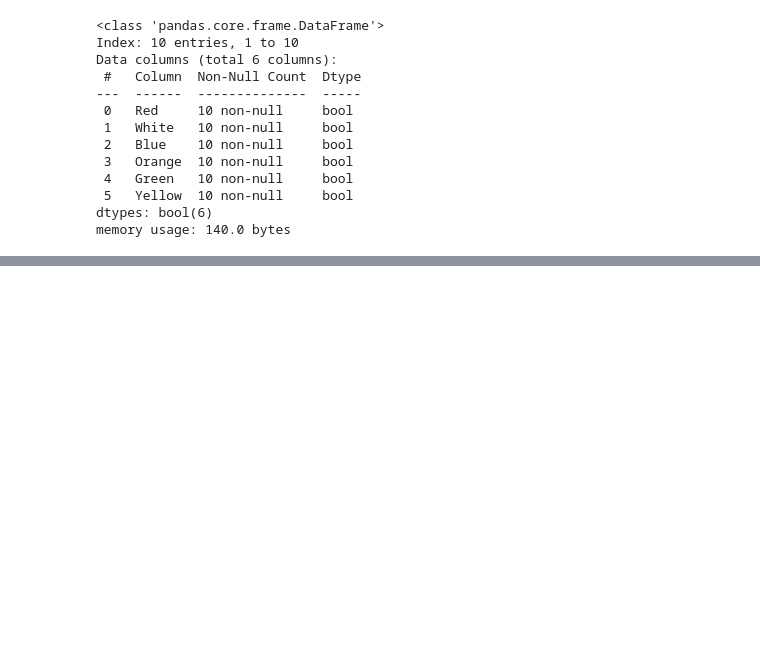
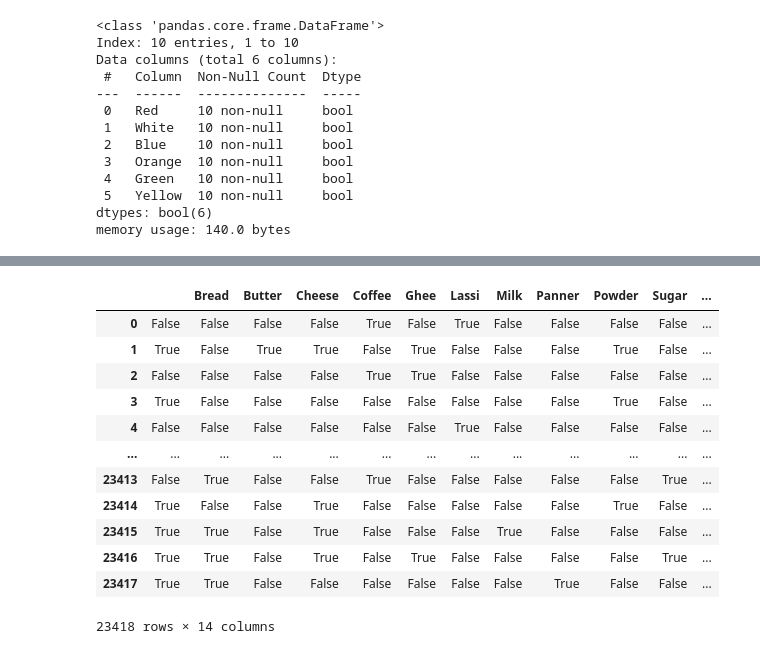
Before and after one commit to PGCP-AI3151/Machine_Learning, a Jupyter notebook: Association_Rule_Mining/Apriori.ipynb, the cells around one changed output, grey strips where cells are left out. Cells and saved outputs as stored; diff of their text form; code cells hidden in the pictures; blank space fills up the shorter version.

```diff
--- a/Association_Rule_Mining/Apriori.ipynb
+++ b/Association_Rule_Mining/Apriori.ipynb
@@ -51,0 +225,7 @@ itemset
+# %%
+groceries = []
+with open(r"C:\Users\PGCP-AI.STUDENTSDC\Desktop\Machine_Learning\Datasets\Groceries.csv",'r') as f:groceries = f.read()
+groceries = groceries.split('\n')
+groceries_list = []
+for i in groceries:
+    groceries_list.append(i.split(','))
@@ -51,0 +288,7 @@ itemset
+# %%
+f = open(r"C:\Users\PGCP-AI.STUDENTSDC\Desktop\Machine_Learning\Datasets\DataSetA.csv",'r')
+data = f.read()
+food = data.split()
+food_item = []
+for i in food:
+    food_item.append(i.split(','))
@@ -51,0 +315,19 @@ itemset
+# %%
+te = TransactionEncoder()
+te_fd = te.fit(food_item).transform(food_item)
+df = pd.DataFrame(te_fd, columns=te.columns_)
+df
+# %% [output]
+|  |  | Bread | Butter | Cheese | Coffee | Ghee | Lassi | Milk | Panner | Powder | Sugar | ... |
+| 0 | False | False | False | False | True | False | True | False | False | False | False | ... |
+| 1 | True | False | True | True | False | True | False | False | False | True | False | ... |
+| 2 | False | False | False | False | True | True | False | False | False | False | False | ... |
+| 3 | True | False | False | False | False | False | False | False | False | True | False | ... |
+| 4 | False | False | False | False | False | False | True | False | False | False | False | ... |
+| ... | ... | ... | ... | ... | ... | ... | ... | ... | ... | ... | ... | ... |
+| 23413 | False | True | False | False | True | False | False | False | False | False | True | ... |
+| 23414 | True | False | False | True | False | False | False | False | False | True | False | ... |
+| 23415 | True | True | False | True | False | False | False | True | False | False | False | ... |
+| 23416 | True | True | False | True | False | True | False | False | False | False | True | ... |
+| 23417 | True | True | False | False | False | False | False | False | True | False | False | ... |
+23418 rows × 14 columns
```
Also changed, not shown: parts of 27 cells of this notebook, 39 other files.
